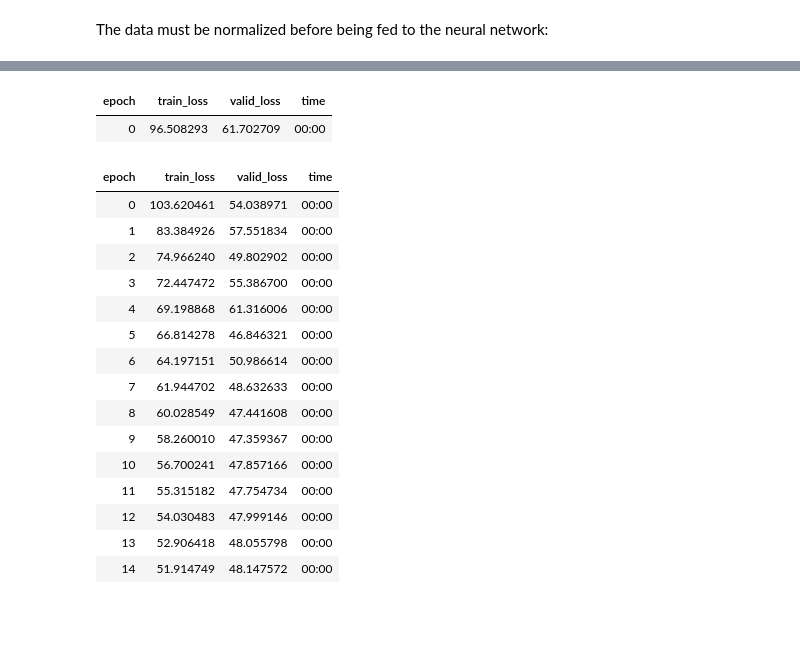
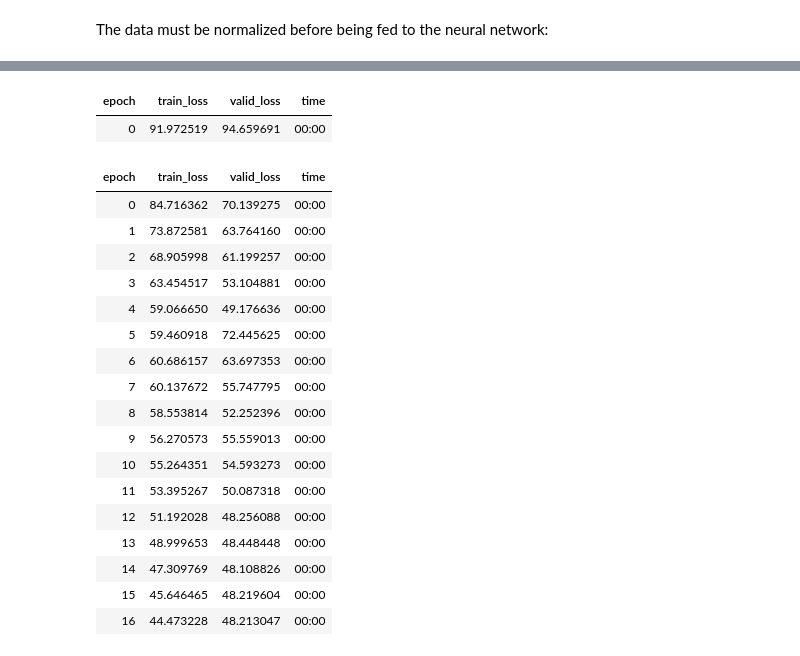
Before and after one commit to MN-Pham/Weather_SolarEnergy_Predictor, a Jupyter notebook: EnergyProduction_LinearRegression.ipynb, the cells around one changed output, grey strips where cells are left out. Drawn from its saved outputs; the diff is of its cells as text; code cells hidden in the pictures; blank space fills up the shorter version.

```diff
--- a/EnergyProduction_LinearRegression.ipynb
+++ b/EnergyProduction_LinearRegression.ipynb
@@ -72,6 +72,7 @@ df['afternoon_cloud'].cat.set_categories(cloud_levels, ordered=True, inplace=Tru
 # %% [markdown]
 Date is useless in predicting the energy production, so we can drop it out
 # %%
-df.drop(labels='date', axis=1, inplace=True)
+df.drop(['date', 'morning_cloud', 'morning_rain', 'noon_cloud', 'noon_rain', 'afternoon_cloud', 'afternoon_rain'], axis=1, inplace=True)
+
 df.head()
 # %% [output]
@@ -125,5 +120,5 @@ memory usage: 299.8+ KB
 # %%
-dls = to_nn.dataloaders(500)
+dls = to_nn.dataloaders(150)
 # %%
 y = to_nn.train.y
 y.min(), y.max()
@@ -142,24 +137,26 @@ SuggestedLRs(lr_min=0.002754228748381138, lr_steep=0.00015848931798245758)
 # %%
-learn.fine_tune(15, 2e-2)
+learn.fine_tune(17, 1e-2)
 # %% [output]
 | epoch | train_loss | valid_loss | time |
-| 0 | 96.508293 | 61.702709 | 00:00 |
+| 0 | 91.972519 | 94.659691 | 00:00 |
 | epoch | train_loss | valid_loss | time |
-| 0 | 103.620461 | 54.038971 | 00:00 |
-| 1 | 83.384926 | 57.551834 | 00:00 |
-| 2 | 74.966240 | 49.802902 | 00:00 |
-| 3 | 72.447472 | 55.386700 | 00:00 |
-| 4 | 69.198868 | 61.316006 | 00:00 |
-| 5 | 66.814278 | 46.846321 | 00:00 |
-| 6 | 64.197151 | 50.986614 | 00:00 |
-| 7 | 61.944702 | 48.632633 | 00:00 |
-| 8 | 60.028549 | 47.441608 | 00:00 |
-| 9 | 58.260010 | 47.359367 | 00:00 |
-| 10 | 56.700241 | 47.857166 | 00:00 |
-| 11 | 55.315182 | 47.754734 | 00:00 |
-| 12 | 54.030483 | 47.999146 | 00:00 |
-| 13 | 52.906418 | 48.055798 | 00:00 |
-| 14 | 51.914749 | 48.147572 | 00:00 |
+| 0 | 84.716362 | 70.139275 | 00:00 |
+| 1 | 73.872581 | 63.764160 | 00:00 |
+| 2 | 68.905998 | 61.199257 | 00:00 |
+| 3 | 63.454517 | 53.104881 | 00:00 |
+| 4 | 59.066650 | 49.176636 | 00:00 |
+| 5 | 59.460918 | 72.445625 | 00:00 |
+| 6 | 60.686157 | 63.697353 | 00:00 |
+| 7 | 60.137672 | 55.747795 | 00:00 |
+| 8 | 58.553814 | 52.252396 | 00:00 |
+| 9 | 56.270573 | 55.559013 | 00:00 |
+| 10 | 55.264351 | 54.593273 | 00:00 |
+| 11 | 53.395267 | 50.087318 | 00:00 |
+| 12 | 51.192028 | 48.256088 | 00:00 |
+| 13 | 48.999653 | 48.448448 | 00:00 |
+| 14 | 47.309769 | 48.108826 | 00:00 |
+| 15 | 45.646465 | 48.219604 | 00:00 |
+| 16 | 44.473228 | 48.213047 | 00:00 |
 # %%
 preds,targs = learn.get_preds()
 # %% [output]
```
Also changed, not shown: parts of 7 cells of this notebook, 5 other files.
